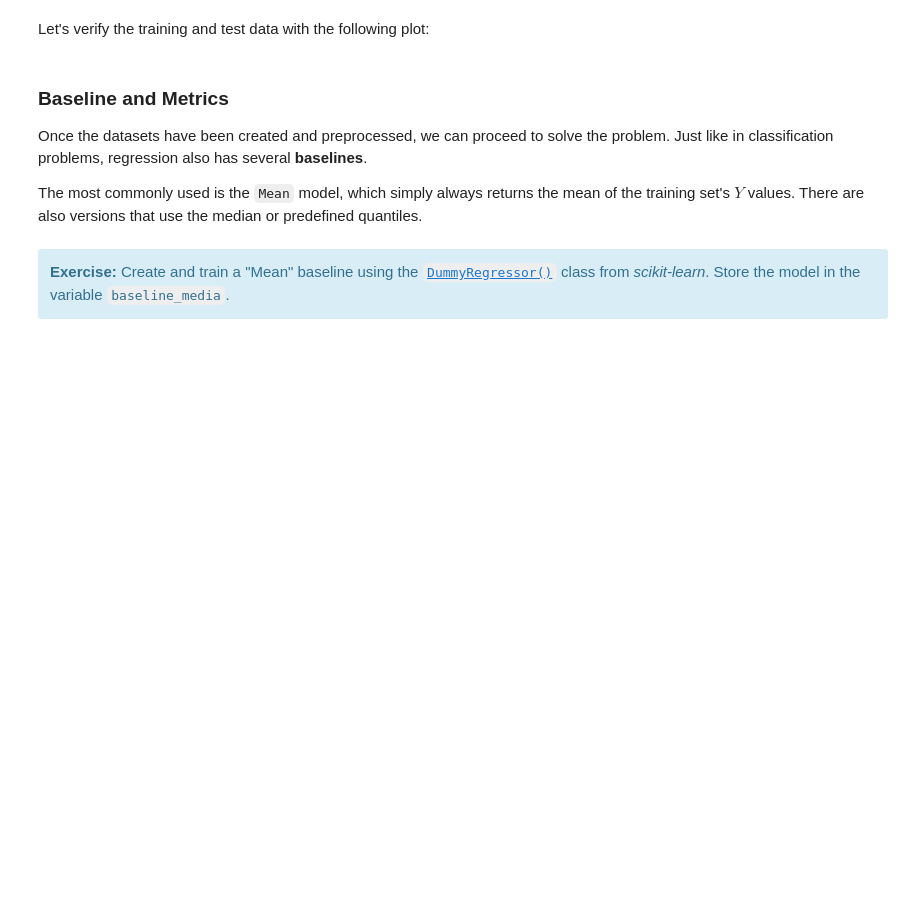
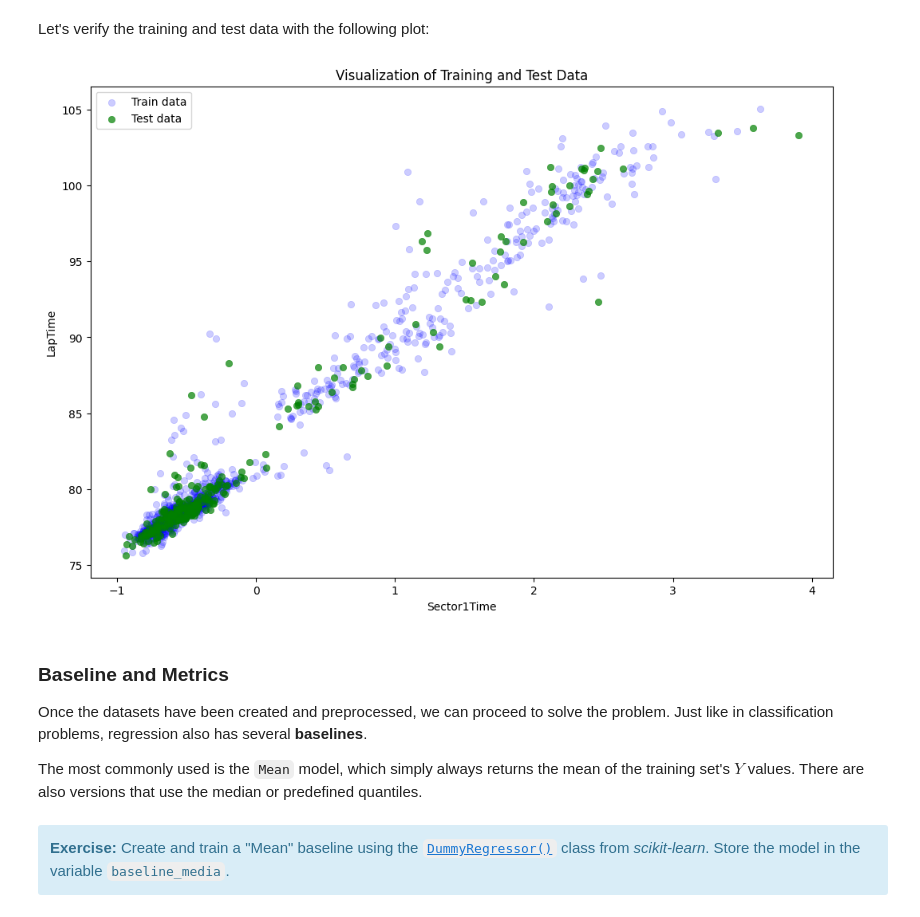
Before and after one commit to NigelXheri/Sistemas-Inteligentes, a Jupyter notebook: prácticas/Lab3/Lab3.2-Regression.ipynb, the cells around one changed output. Cells and saved outputs as stored; diff of their text form; code cells hidden in the pictures; blank space fills up the shorter version.

```diff
--- a/prácticas/Lab3/Lab3.2-Regression.ipynb
+++ b/prácticas/Lab3/Lab3.2-Regression.ipynb
@@ -66,0 +96,7 @@ Regardless of the chosen model, just like in the classification section, it will
+# %%
+# Your code here
+data_sector2lap = data[['Sector1Time','LapTime']].copy()
+for col in data_sector2lap.columns:
+    data_sector2lap[col] = data_sector2lap[col].dt.total_seconds()
+
+data_sector2lap
@@ -66,0 +117,3 @@ Regardless of the chosen model, just like in the classification section, it will
+# %%
+X = data_sector2lap.drop(columns='LapTime')
+y = data_sector2lap[['LapTime']].copy()
@@ -67,13 +123,21 @@ Regardless of the chosen model, just like in the classification section, it will
+# %%
+X_train, X_test, y_train, y_test = train_test_split(X, y, test_size=0.2, random_state=seed)
+
+scaler = StandardScaler()
+X_std = scaler.fit_transform(X_train)
+X_std_test = scaler.transform(X_test)
 # %% [markdown]
 Let's verify the training and test data with the following plot:
 # %%
 plt.figure(figsize = (12,8))
-sns.scatterplot(x = X_train.flatten(), y = Y_train, color = ('blue', 0.3), edgecolors = None, label = 'Train data')
-plot = sns.scatterplot(x = X_test.flatten(), y = Y_test, color = ('green', 0.8), edgecolors = None, label = 'Test data')
+sns.scatterplot(x = X_std.flatten(), y = y_train.to_numpy().flatten(), color = ('blue', 0.2), edgecolors = None, label = 'Train data')
+plot = sns.scatterplot(x = X_std_test.flatten(), y = y_test.to_numpy().flatten(), color = ('green', 0.7), edgecolors = None, label = 'Test data')
 plot.set_xlabel('Sector1Time')
 plot.set_ylabel('LapTime')
 plot.set_title('Visualization of Training and Test Data')
 plt.show()
+# %% [output]
+[figure, added]
 # %% [markdown]
 ### **Baseline and Metrics**
 Once the datasets have been created and preprocessed, we can proceed to solve the problem. Just like in classification problems, regression also has several **baselines**.
```
Also changed, not shown: parts of 31 cells of this notebook, 1 other file.
